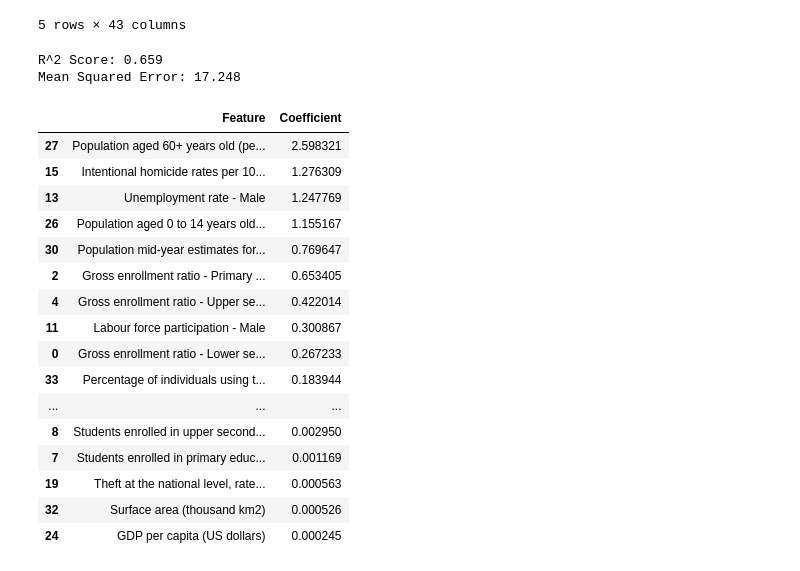
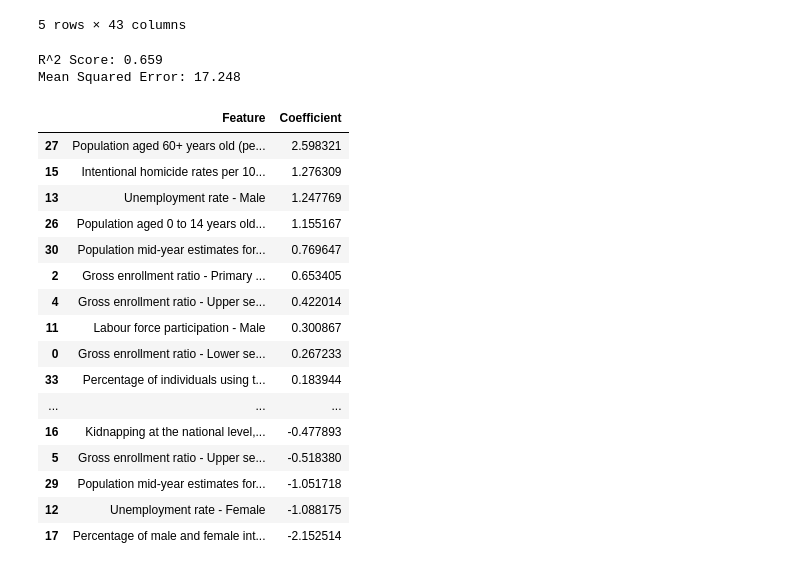
Before and after one commit to AidanMayhue/ml_3021_project, a Jupyter notebook: Results/Results.ipynb, the cells around one changed output. Drawn from its saved outputs; the diff is of its cells as text; code cells hidden in the pictures.

```diff
--- a/Results/Results.ipynb
+++ b/Results/Results.ipynb
@@ -245,36 +245,36 @@ X_train, X_test, y_train, y_test = train_test_split(X, y, test_size = 0.2, rando
 reg = LinearRegression().fit(X_train, y_train)
 
 
 reg = LinearRegression().fit(X_train, y_train)
 
 y_pred = reg.predict(X_test)
 
 print(f"R^2 Score: {r2_score(y_test, y_pred):.3f}")
 print(f"Mean Squared Error: {np.sqrt(mean_squared_error(y_test, y_pred)):.3f}")
 
 coefficients = reg.coef_
 feature_names = X.columns
 
 coeff_df = pd.DataFrame({'Feature': feature_names, 'Coefficient': coefficients})
 
-coeff_df.sort_values(by = "Coefficient", ascending = False).head(20)
+coeff_df.sort_values(by = "Coefficient", ascending = False)
 # %% [output]
 R^2 Score: 0.659
 Mean Squared Error: 17.248
 |  | Feature | Coefficient |
 | 27 | Population aged 60+ years old (pe... | 2.598321 |
 | 15 | Intentional homicide rates per 10... | 1.276309 |
 | 13 | Unemployment rate - Male | 1.247769 |
 | 26 | Population aged 0 to 14 years old... | 1.155167 |
 | 30 | Population mid-year estimates for... | 0.769647 |
 | 2 | Gross enrollment ratio - Primary ... | 0.653405 |
 | 4 | Gross enrollment ratio - Upper se... | 0.422014 |
 | 11 | Labour force participation - Male | 0.300867 |
 | 0 | Gross enrollment ratio - Lower se... | 0.267233 |
 | 33 | Percentage of individuals using t... | 0.183944 |
 | ... | ... | ... |
-| 8 | Students enrolled in upper second... | 0.002950 |
-| 7 | Students enrolled in primary educ... | 0.001169 |
-| 19 | Theft at the national level, rate... | 0.000563 |
-| 32 | Surface area (thousand km2) | 0.000526 |
-| 24 | GDP per capita (US dollars) | 0.000245 |
+| 16 | Kidnapping at the national level,... | -0.477893 |
+| 5 | Gross enrollment ratio - Upper se... | -0.518380 |
+| 29 | Population mid-year estimates for... | -1.051718 |
+| 12 | Unemployment rate - Female | -1.088175 |
+| 17 | Percentage of male and female int... | -2.152514 |
```
